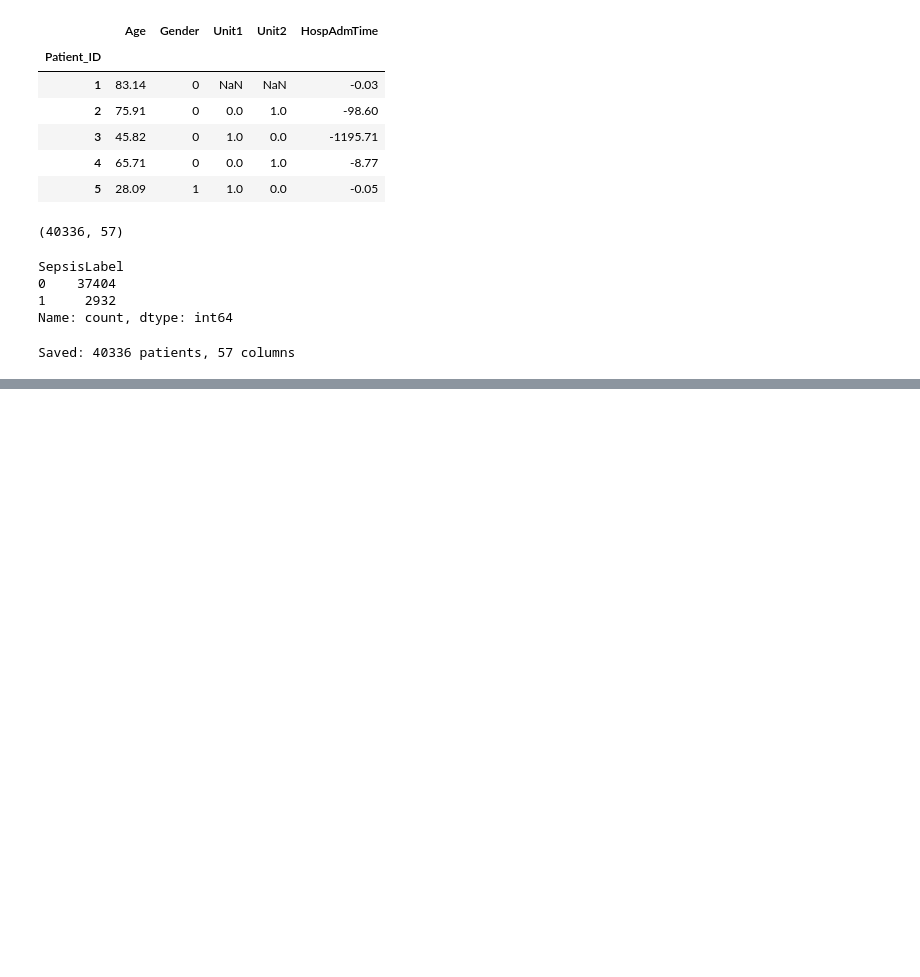
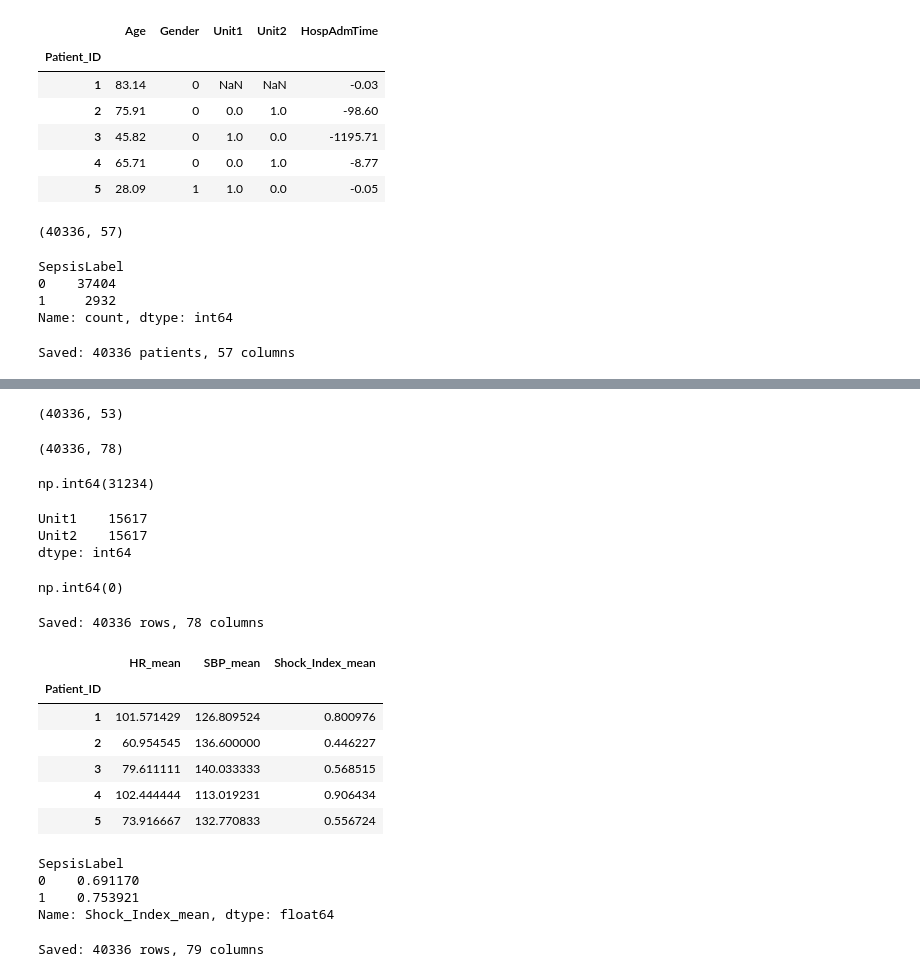
Before and after one commit to tanishqrajsinghchawda/sepsis-project, a Jupyter notebook: notebooks/01_data_acquisition.ipynb, the cells around one changed output, grey strips where cells are left out. Drawn from its saved outputs; the diff is of its cells as text; code cells hidden in the pictures; blank space fills up the shorter version.

Commit message:
Phase 4: cleaning, missingness flags, imputation, Shock Index feature - ready for modeling

```diff
--- a/notebooks/01_data_acquisition.ipynb
+++ b/notebooks/01_data_acquisition.ipynb
@@ -203,0 +225,79 @@ Saved: 40336 patients, 57 columns
+# %%
+cols_to_drop = ['Bilirubin_direct_last', 'EtCO2_mean', 'EtCO2_min', 'EtCO2_max']
+patient_df = patient_df.drop(columns=cols_to_drop)
+patient_df.shape
+# %% [output]
+(40336, 53)
+# %%
+lab_cols_with_gaps = ['Fibrinogen_last', 'TroponinI_last', 'Lactate_last', 'SaO2_last',
+                       'BaseExcess_last', 'Alkalinephos_last', 'Bilirubin_total_last',
+                       'AST_last', 'FiO2_last', 'PaCO2_last', 'pH_last', 'HCO3_last',
+                       'PTT_last', 'Chloride_last', 'Phosphate_last', 'Calcium_last',
+                       'Magnesium_last', 'WBC_last', 'Platelets_last', 'Hgb_last',
+                       'Hct_last', 'Creatinine_last', 'BUN_last', 'Potassium_last',
+                       'Glucose_last']
+
+for col in lab_cols_with_gaps:
+    patient_df[col + '_tested'] = patient_df[col].notnull().astype(int)
+
+patient_df.shape
+# %% [output]
+(40336, 78)
+# %%
+cols_to_impute = lab_cols_with_gaps + ['DBP_mean', 'DBP_min', 'DBP_max',
+                                          'Temp_mean', 'Temp_min', 'Temp_max',
+                                          'SBP_mean', 'SBP_min', 'SBP_max',
+                                          'MAP_mean', 'MAP_min', 'MAP_max',
+                                          'Resp_mean', 'Resp_min', 'Resp_max',
+                                          'O2Sat_mean', 'O2Sat_min', 'O2Sat_max',
+                                          'HR_mean', 'HR_min', 'HR_max',
+                                          'HospAdmTime']
+
+for col in cols_to_impute:
+    median_val = patient_df[col].median()
+    patient_df[col] = patient_df[col].fillna(median_val)
+
+patient_df.isnull().sum().sum()
+# %% [output]
+np.int64(31234)
+# %%
+patient_df.isnull().sum()[patient_df.isnull().sum() > 0]
+# %% [output]
+Unit1    15617
+Unit2    15617
+dtype: int64
+# %%
+patient_df['Unit1'] = patient_df['Unit1'].fillna(-1)
+patient_df['Unit2'] = patient_df['Unit2'].fillna(-1)
+
+patient_df.isnull().sum().sum()
+# %% [output]
+np.int64(0)
+# %%
+patient_df.to_csv('../data/processed/patient_level_cleaned.csv')
+print(f"Saved: {patient_df.shape[0]} rows, {patient_df.shape[1]} columns")
+# %% [output]
+Saved: 40336 rows, 78 columns
+# %%
+patient_df['Shock_Index_mean'] = patient_df['HR_mean'] / patient_df['SBP_mean']
+patient_df[['HR_mean', 'SBP_mean', 'Shock_Index_mean']].head()
+# %% [output]
+|  | HR_mean | SBP_mean | Shock_Index_mean |
+| Patient_ID |  |  |  |
+| 1 | 101.571429 | 126.809524 | 0.800976 |
+| 2 | 60.954545 | 136.600000 | 0.446227 |
+| 3 | 79.611111 | 140.033333 | 0.568515 |
+| 4 | 102.444444 | 113.019231 | 0.906434 |
+| 5 | 73.916667 | 132.770833 | 0.556724 |
+# %%
+patient_df.groupby('SepsisLabel')['Shock_Index_mean'].mean()
+# %% [output]
+SepsisLabel
+0    0.691170
+1    0.753921
+Name: Shock_Index_mean, dtype: float64
+# %%
+patient_df.to_csv('../data/processed/patient_level_final.csv')
+print(f"Saved: {patient_df.shape[0]} rows, {patient_df.shape[1]} columns")
+# %% [output]
+Saved: 40336 rows, 79 columns
```
Also changed, not shown: parts of 1 cell of this notebook, 1 other file.
